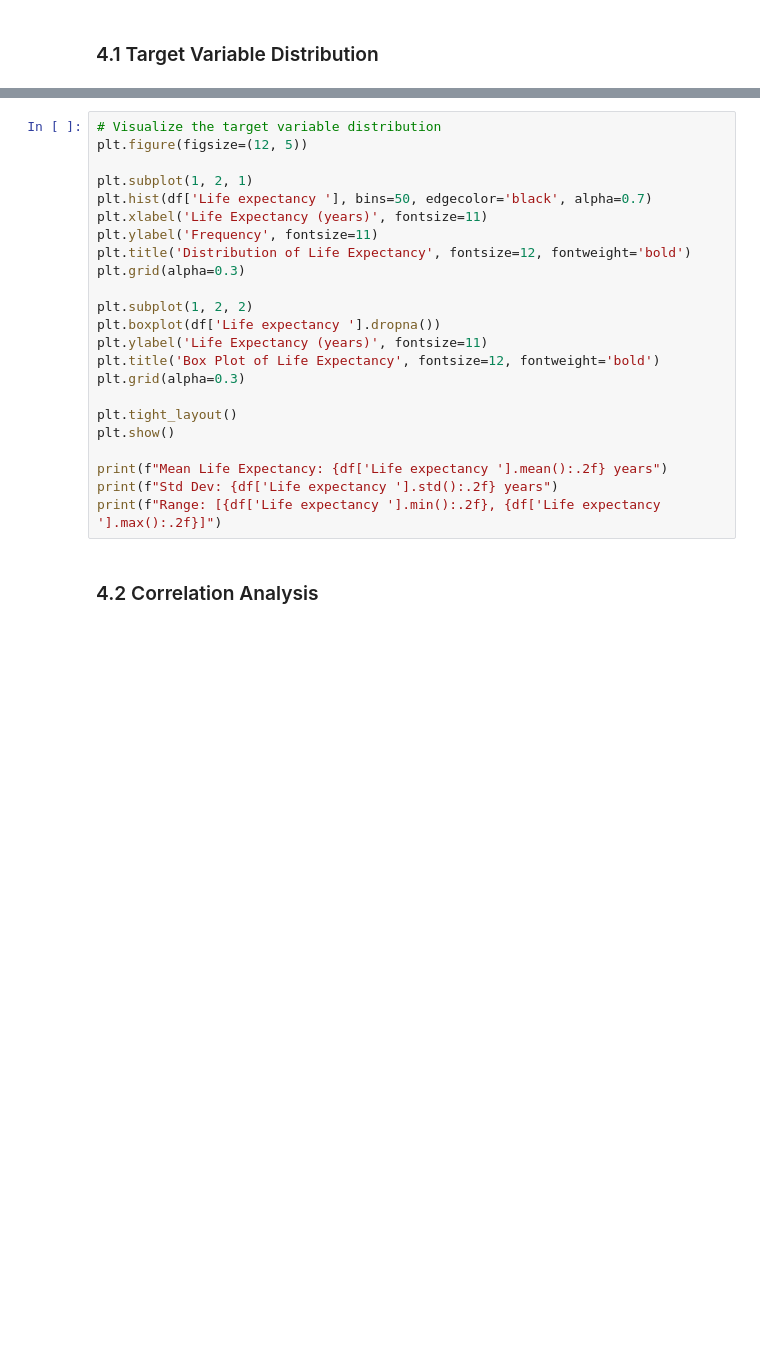
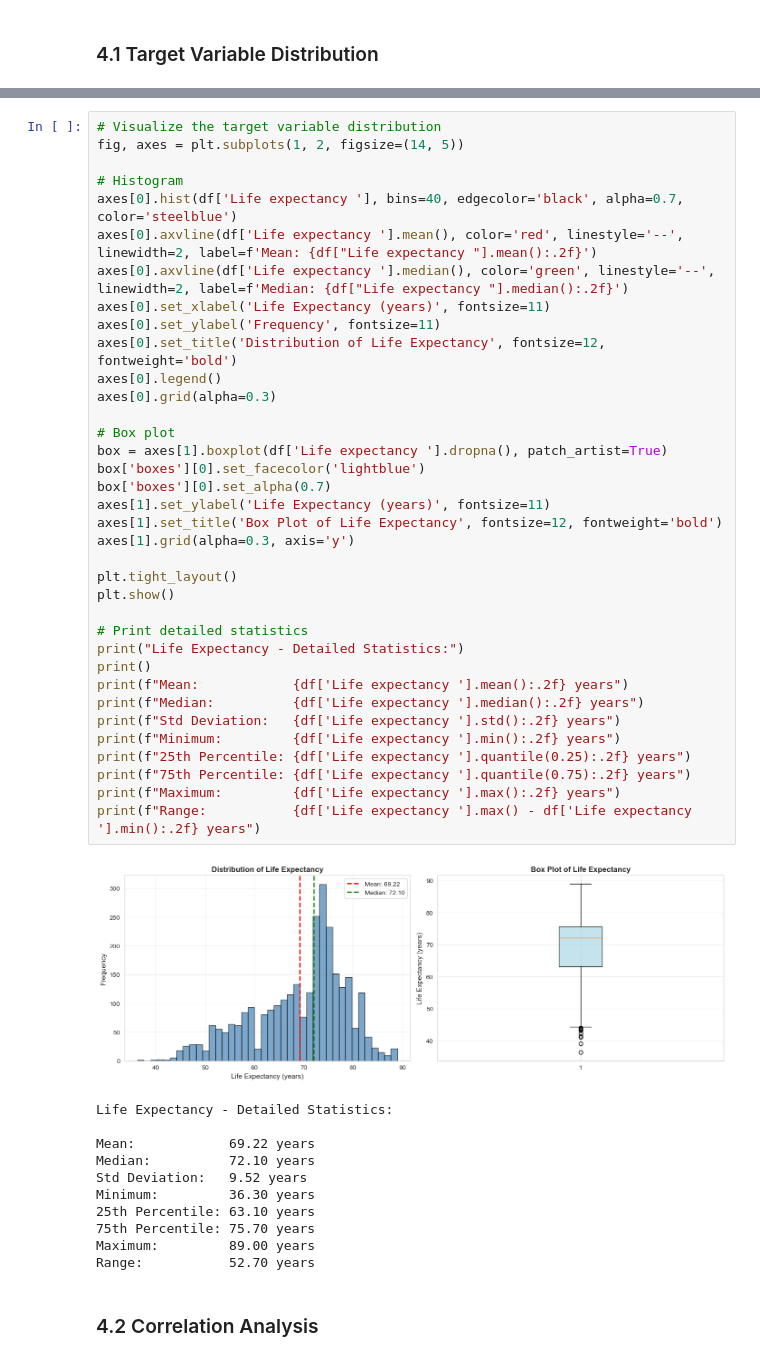
Before and after one commit to DavideDDB23/ML_HW_2, a Jupyter notebook: Life Expectancy Regression.ipynb, the cells around one changed output, grey strips where cells are left out. Saved outputs shown, nothing was run; the diff lists cells and outputs as text; blank space fills up the shorter version.

```diff
--- a/Life Expectancy Regression.ipynb
+++ b/Life Expectancy Regression.ipynb
@@ -120,25 +241,50 @@ Visualize distributions, correlations, and relationships in the data to gain ins
 # %%
 # Visualize the target variable distribution
-plt.figure(figsize=(12, 5))
+fig, axes = plt.subplots(1, 2, figsize=(14, 5))
 
-plt.subplot(1, 2, 1)
-plt.hist(df['Life expectancy '], bins=50, edgecolor='black', alpha=0.7)
-plt.xlabel('Life Expectancy (years)', fontsize=11)
-plt.ylabel('Frequency', fontsize=11)
-plt.title('Distribution of Life Expectancy', fontsize=12, fontweight='bold')
-plt.grid(alpha=0.3)
+# Histogram
+axes[0].hist(df['Life expectancy '], bins=40, edgecolor='black', alpha=0.7, color='steelblue')
+axes[0].axvline(df['Life expectancy '].mean(), color='red', linestyle='--', linewidth=2, label=f'Mean: {df["Life expectancy "].mean():.2f}')
+axes[0].axvline(df['Life expectancy '].median(), color='green', linestyle='--', linewidth=2, label=f'Median: {df["Life expectancy "].median():.2f}')
+axes[0].set_xlabel('Life Expectancy (years)', fontsize=11)
+axes[0].set_ylabel('Frequency', fontsize=11)
+axes[0].set_title('Distribution of Life Expectancy', fontsize=12, fontweight='bold')
+axes[0].legend()
+axes[0].grid(alpha=0.3)
 
-plt.subplot(1, 2, 2)
-plt.boxplot(df['Life expectancy '].dropna())
-plt.ylabel('Life Expectancy (years)', fontsize=11)
-plt.title('Box Plot of Life Expectancy', fontsize=12, fontweight='bold')
-plt.grid(alpha=0.3)
+# Box plot
+box = axes[1].boxplot(df['Life expectancy '].dropna(), patch_artist=True)
+box['boxes'][0].set_facecolor('lightblue')
+box['boxes'][0].set_alpha(0.7)
+axes[1].set_ylabel('Life Expectancy (years)', fontsize=11)
+axes[1].set_title('Box Plot of Life Expectancy', fontsize=12, fontweight='bold')
+axes[1].grid(alpha=0.3, axis='y')
 
 plt.tight_layout()
 plt.show()
 
-print(f"Mean Life Expectancy: {df['Life expectancy '].mean():.2f} years")
-print(f"Std Dev: {df['Life expectancy '].std():.2f} years")
-print(f"Range: [{df['Life expectancy '].min():.2f}, {df['Life expectancy '].max():.2f}]")
+# Print detailed statistics
+print("Life Expectancy - Detailed Statistics:")
+print()
+print(f"Mean:            {df['Life expectancy '].mean():.2f} years")
+print(f"Median:          {df['Life expectancy '].median():.2f} years")
+print(f"Std Deviation:   {df['Life expectancy '].std():.2f} years")
+print(f"Minimum:         {df['Life expectancy '].min():.2f} years")
+print(f"25th Percentile: {df['Life expectancy '].quantile(0.25):.2f} years")
+print(f"75th Percentile: {df['Life expectancy '].quantile(0.75):.2f} years")
+print(f"Maximum:         {df['Life expectancy '].max():.2f} years")
+print(f"Range:           {df['Life expectancy '].max() - df['Life expectancy '].min():.2f} years")
+# %% [output]
+[figure, added]
+Life Expectancy - Detailed Statistics:
+
+Mean:            69.22 years
+Median:          72.10 years
+Std Deviation:   9.52 years
+Minimum:         36.30 years
+25th Percentile: 63.10 years
+75th Percentile: 75.70 years
+Maximum:         89.00 years
+Range:           52.70 years
 # %% [markdown]
 ### 4.2 Correlation Analysis
```
Also changed, not shown: parts of 46 cells of this notebook.
